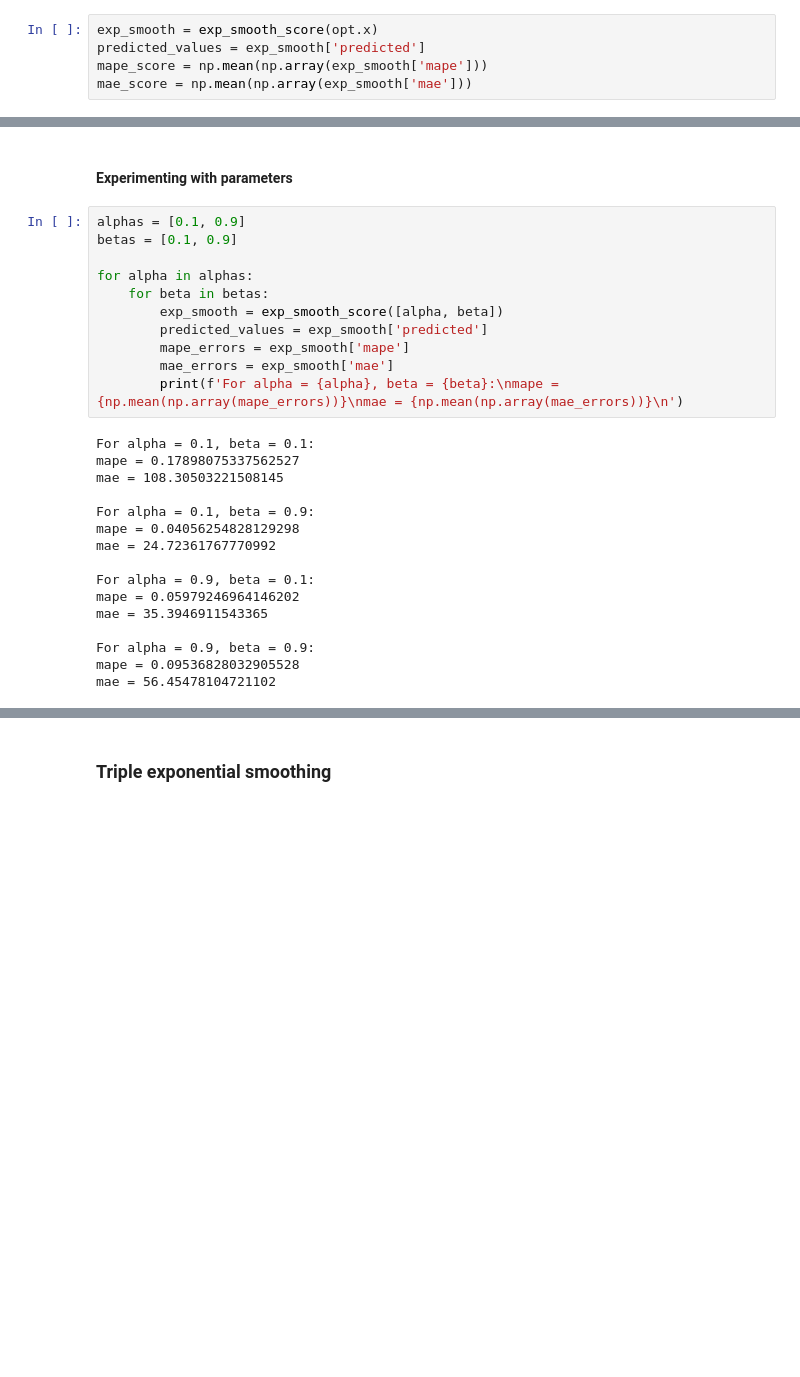
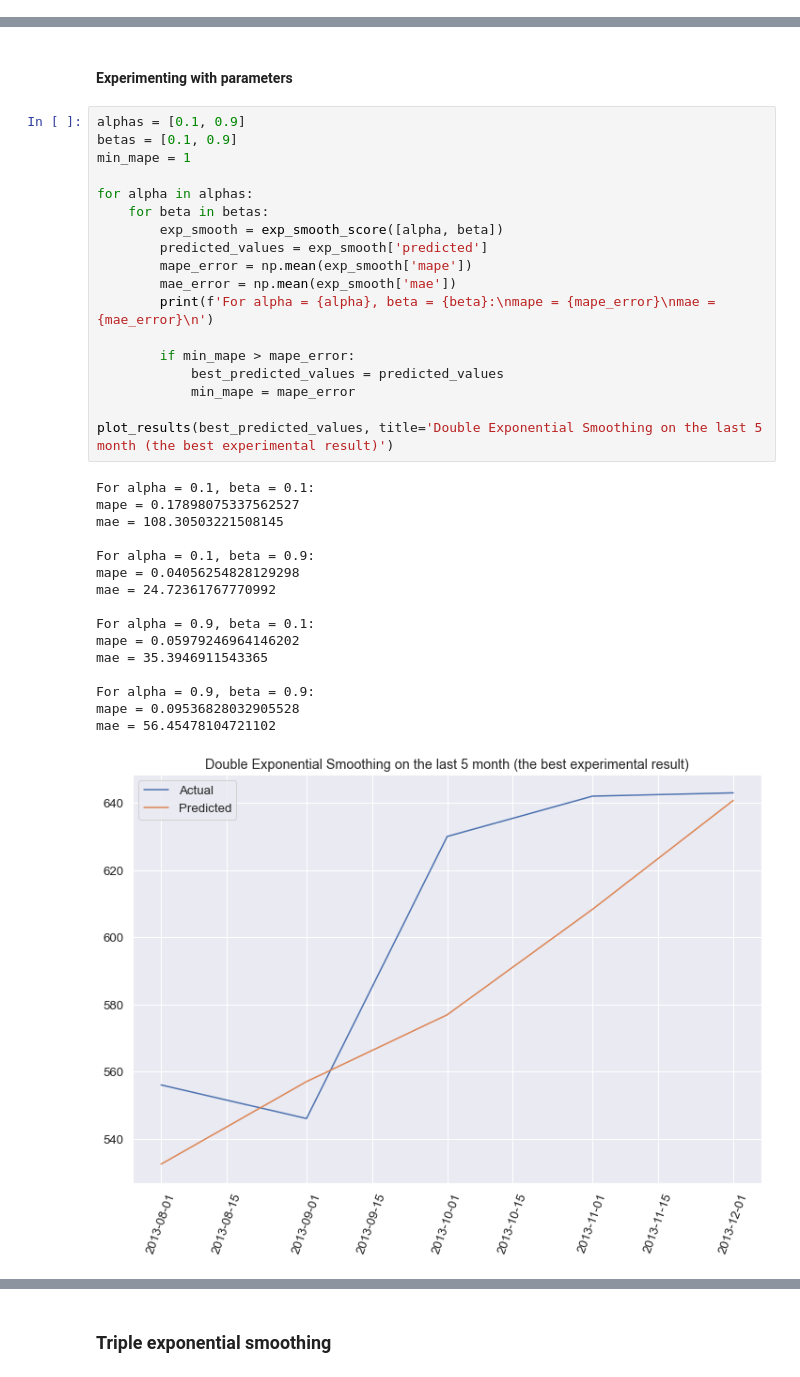
Before and after one commit to Dosann/Time-series-forecast, a Jupyter notebook: shipment_forecast.ipynb, the cells around one changed output, grey strips where cells are left out. Cells and saved outputs as stored; diff of their text form; blank space fills up the shorter version.

```diff
--- a/shipment_forecast.ipynb
+++ b/shipment_forecast.ipynb
@@ -343,5 +309,0 @@ array([0.98021403])
-# %%
-exp_smooth = exp_smooth_score(opt.x)
-predicted_values = exp_smooth['predicted']
-mape_score = np.mean(np.array(exp_smooth['mape']))
-mae_score = np.mean(np.array(exp_smooth['mae']))
@@ -373,27 +325,35 @@ $$\hat{y}_{x+1} = l_x + b_x$$
 # %%
 alphas = [0.1, 0.9]
 betas = [0.1, 0.9]
+min_mape = 1
 
 for alpha in alphas:
     for beta in betas:
         exp_smooth = exp_smooth_score([alpha, beta])
         predicted_values = exp_smooth['predicted']
-        mape_errors = exp_smooth['mape']
-        mae_errors = exp_smooth['mae']
-        print(f'For alpha = {alpha}, beta = {beta}:\nmape = {np.mean(np.array(mape_errors))}\nmae = {np.mean(np.array(mae_errors))}\n')
+        mape_error = np.mean(exp_smooth['mape'])
+        mae_error = np.mean(exp_smooth['mae'])
+        print(f'For alpha = {alpha}, beta = {beta}:\nmape = {mape_error}\nmae = {mae_error}\n')
+
+        if min_mape > mape_error:
+            best_predicted_values = predicted_values
+            min_mape = mape_error
+
+plot_results(best_predicted_values, title='Double Exponential Smoothing on the last 5 month (the best experimental result)')
 # %% [output]
 For alpha = 0.1, beta = 0.1:
 mape = 0.17898075337562527
 mae = 108.30503221508145
 
 For alpha = 0.1, beta = 0.9:
 mape = 0.04056254828129298
 mae = 24.72361767770992
 
 For alpha = 0.9, beta = 0.1:
 mape = 0.05979246964146202
 mae = 35.3946911543365
 
 For alpha = 0.9, beta = 0.9:
 mape = 0.09536828032905528
 mae = 56.45478104721102
+[figure, added]
```
Also changed, not shown: parts of 128 cells of this notebook.
